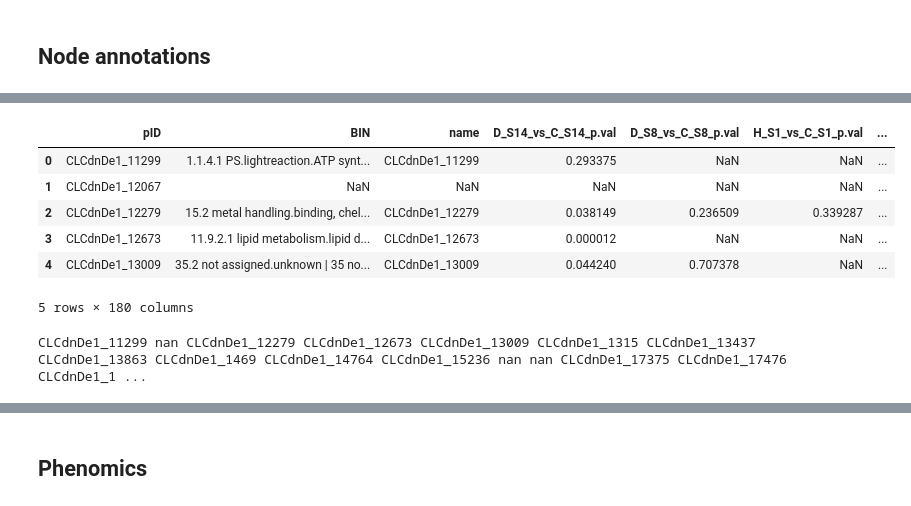
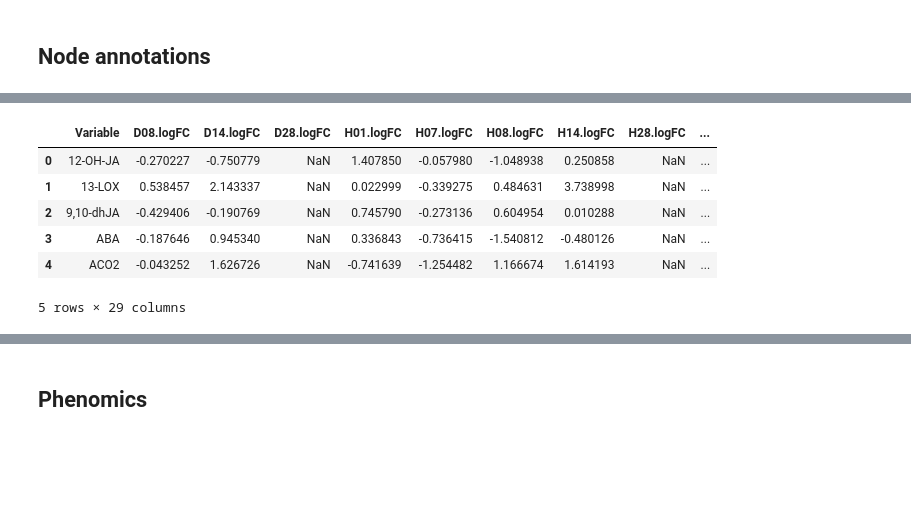
Before and after one commit to NIB-SI/multiOmics-integration, a Jupyter notebook: _p_Omics/_I_Omics/_S_multiOmics/_A_multiOmics-visualisation-Python/scripts/KnowledgeNetwork-data-integration.ipynb, the cells around one changed output, grey strips where cells are left out. Saved outputs shown, nothing was run; the diff lists cells and outputs as text; code cells hidden in the pictures; blank space fills up the shorter version.

Commit message:
update input

```diff
--- a/_p_Omics/_I_Omics/_S_multiOmics/_A_multiOmics-visualisation-Python/scripts/KnowledgeNetwork-data-integration.ipynb
+++ b/_p_Omics/_I_Omics/_S_multiOmics/_A_multiOmics-visualisation-Python/scripts/KnowledgeNetwork-data-integration.ipynb
@@ -151,20 +124,11 @@ node_df[node_df["name"]=="ph.qL"]
 # %%
-prot_pVal_df = pd.read_csv(input_dir / "Proteomics-all-new-DE-DEP.txt", sep="\t", na_values=['-'])
-prot_pVal_df.head()
+raw_logfc_df = pd.read_csv(input_dir / "logFCs.tsv", sep="\t", na_values=['-'])
+raw_logfc_df.head()
 # %% [output]
-|  | pID | BIN | name | D_S14_vs_C_S14_p.val | D_S8_vs_C_S8_p.val | H_S1_vs_C_S1_p.val | ... |
-| 0 | CLCdnDe1_11299 | 1.1.4.1 PS.lightreaction.ATP synt... | CLCdnDe1_11299 | 0.293375 | NaN | NaN | ... |
-| 1 | CLCdnDe1_12067 | NaN | NaN | NaN | NaN | NaN | ... |
-| 2 | CLCdnDe1_12279 | 15.2 metal handling.binding, chel... | CLCdnDe1_12279 | 0.038149 | 0.236509 | 0.339287 | ... |
-| 3 | CLCdnDe1_12673 | 11.9.2.1 lipid metabolism.lipid d... | CLCdnDe1_12673 | 0.000012 | NaN | NaN | ... |
-| 4 | CLCdnDe1_13009 | 35.2 not assigned.unknown | 35 no... | CLCdnDe1_13009 | 0.044240 | 0.707378 | NaN | ... |
+|  | Variable | D08.logFC | D14.logFC | D28.logFC | H01.logFC | H07.logFC | H08.logFC | H14.logFC | H28.logFC | ... |
+| 0 | 12-OH-JA | -0.270227 | -0.750779 | NaN | 1.407850 | -0.057980 | -1.048938 | 0.250858 | NaN | ... |
+| 1 | 13-LOX | 0.538457 | 2.143337 | NaN | 0.022999 | -0.339275 | 0.484631 | 3.738998 | NaN | ... |
+| 2 | 9,10-dhJA | -0.429406 | -0.190769 | NaN | 0.745790 | -0.273136 | 0.604954 | 0.010288 | NaN | ... |
+| 3 | ABA | -0.187646 | 0.945340 | NaN | 0.336843 | -0.736415 | -1.540812 | -0.480126 | NaN | ... |
+| 4 | ACO2 | -0.043252 | 1.626726 | NaN | -0.741639 | -1.254482 | 1.166674 | 1.614193 | NaN | ... |
-5 rows × 180 columns
+5 rows × 29 columns
-# %%
-def prot_mapper(x):
-    try: return node_df[node_df["group"]=="proteomics"].set_index("protein_name").loc[x]["name"]
-    except KeyError: print(x, end=" ")
-# prot_pVal_df["name"].apply(prot_mapper)
-prot_pVal_df["name"] = prot_pVal_df["name"].apply(prot_mapper)
-prot_pVal_df = prot_pVal_df[~prot_pVal_df["name"].isna()]
-# %% [output]
-CLCdnDe1_11299 nan CLCdnDe1_12279 CLCdnDe1_12673 CLCdnDe1_13009 CLCdnDe1_1315 CLCdnDe1_13437 CLCdnDe1_13863 CLCdnDe1_1469 CLCdnDe1_14764 CLCdnDe1_15236 nan nan CLCdnDe1_17375 CLCdnDe1_17476 CLCdnDe1_1 ...
```
Also changed, not shown: parts of 60 cells of this notebook, 49 other files.
